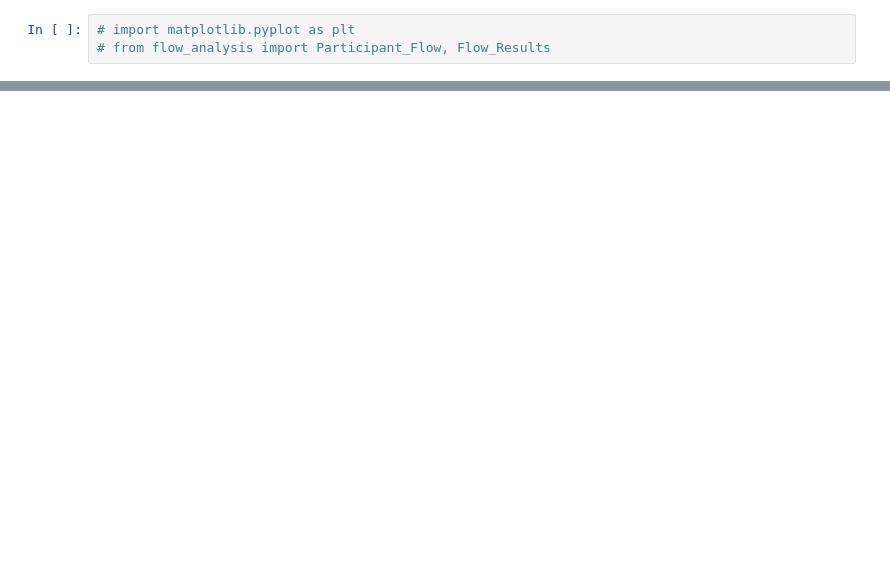
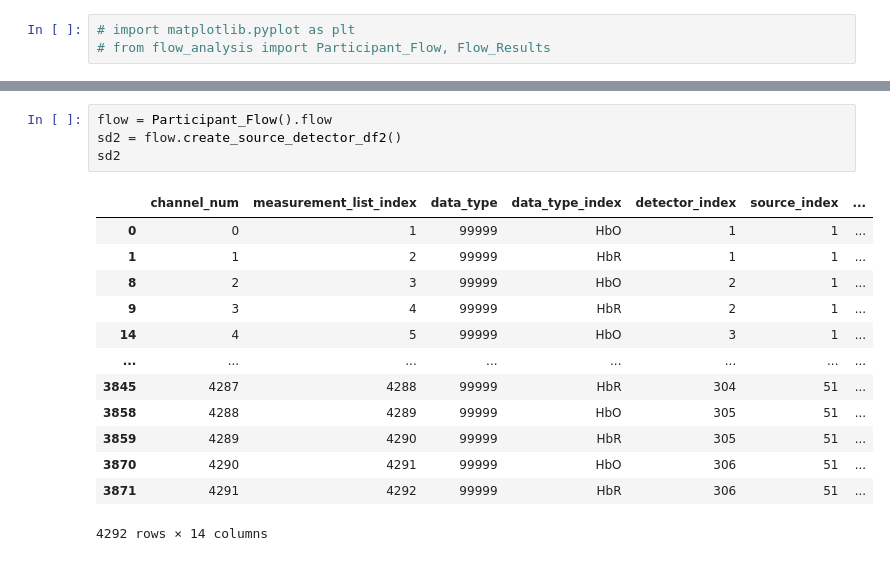
Before and after one commit to AyazLab/KernelFlow_Analysis, a Jupyter notebook: flow_analysis.ipynb, the cells around one changed output, grey strips where cells are left out. Cells and saved outputs as stored; diff of their text form; blank space fills up the shorter version.

```diff
--- a/flow_analysis.ipynb
+++ b/flow_analysis.ipynb
@@ -3755,0 +3903,18 @@ FR.plot_stat_results("3d", exp_name, hemo_type, filter_type, corr=True)
+# %%
+flow = Participant_Flow().flow
+sd2 = flow.create_source_detector_df2()
+sd2
+# %% [output]
+|  | channel_num | measurement_list_index | data_type | data_type_index | detector_index | source_index | ... |
+| 0 | 0 | 1 | 99999 | HbO | 1 | 1 | ... |
+| 1 | 1 | 2 | 99999 | HbR | 1 | 1 | ... |
+| 8 | 2 | 3 | 99999 | HbO | 2 | 1 | ... |
+| 9 | 3 | 4 | 99999 | HbR | 2 | 1 | ... |
+| 14 | 4 | 5 | 99999 | HbO | 3 | 1 | ... |
+| ... | ... | ... | ... | ... | ... | ... | ... |
+| 3845 | 4287 | 4288 | 99999 | HbR | 304 | 51 | ... |
+| 3858 | 4288 | 4289 | 99999 | HbO | 305 | 51 | ... |
+| 3859 | 4289 | 4290 | 99999 | HbR | 305 | 51 | ... |
+| 3870 | 4290 | 4291 | 99999 | HbO | 306 | 51 | ... |
+| 3871 | 4291 | 4292 | 99999 | HbR | 306 | 51 | ... |
+4292 rows × 14 columns
```
Also changed, not shown: parts of 13 cells of this notebook, 1 other file.
